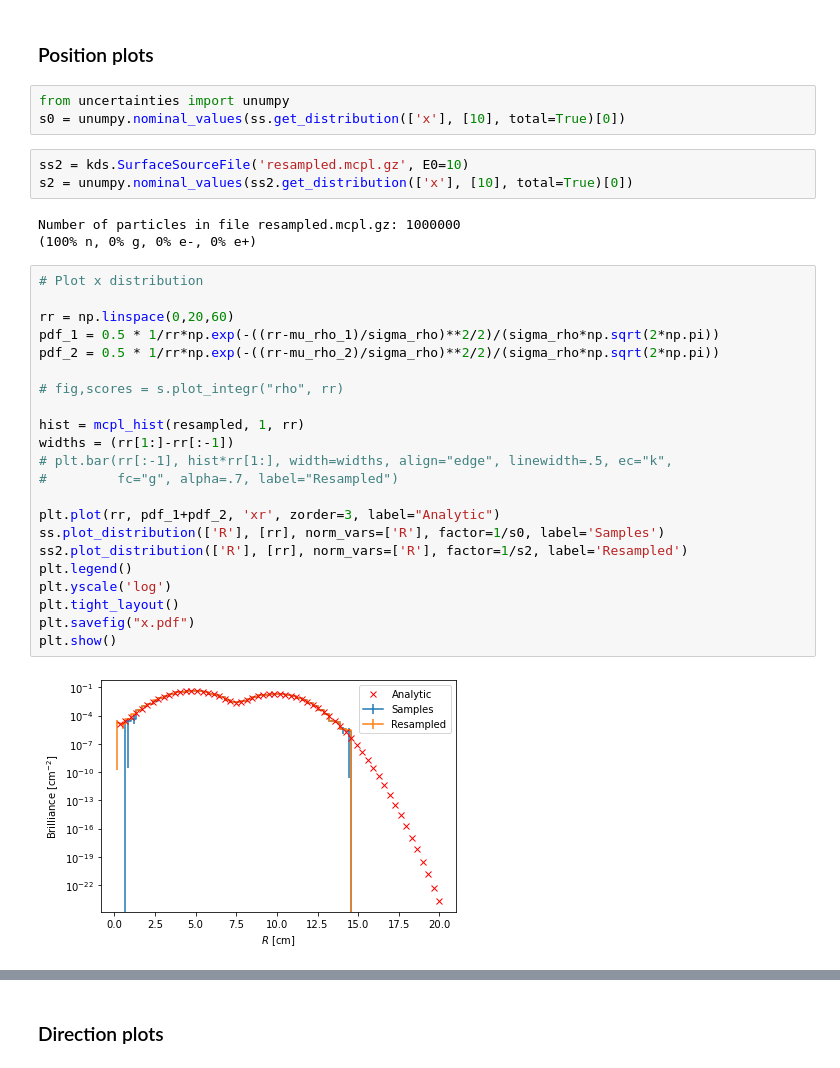
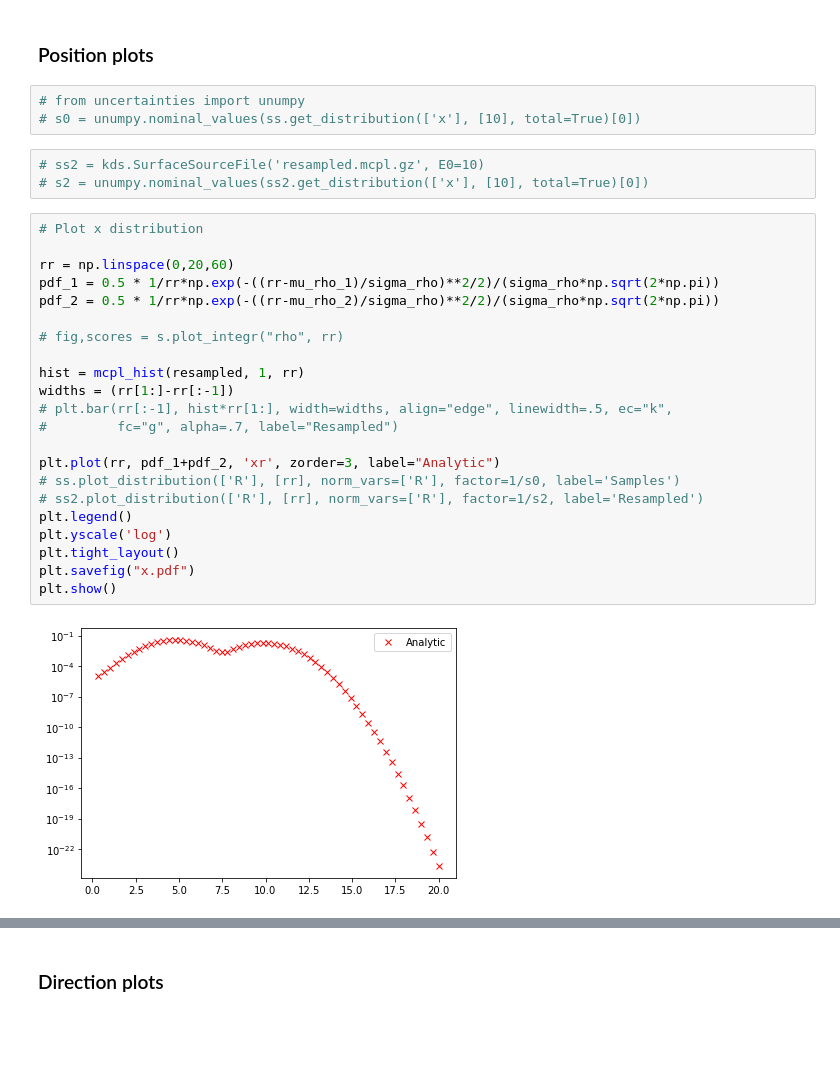
Before and after one commit to KDSource/KDSource, a Jupyter notebook: docs/examples/Verification_surfcirc.ipynb, the cells around one changed output, grey strips where cells are left out. Cells and saved outputs as stored; diff of their text form; blank space fills up the shorter version.

```diff
--- a/docs/examples/Verification_surfcirc.ipynb
+++ b/docs/examples/Verification_surfcirc.ipynb
@@ -504,38 +530,35 @@ plt.show()
 # %% [markdown]
 ### Position plots
 # %%
-from uncertainties import unumpy
-s0 = unumpy.nominal_values(ss.get_distribution(['x'], [10], total=True)[0])
+# from uncertainties import unumpy
+# s0 = unumpy.nominal_values(ss.get_distribution(['x'], [10], total=True)[0])
 # %%
-ss2 = kds.SurfaceSourceFile('resampled.mcpl.gz', E0=10)
-s2 = unumpy.nominal_values(ss2.get_distribution(['x'], [10], total=True)[0])
+# ss2 = kds.SurfaceSourceFile('resampled.mcpl.gz', E0=10)
+# s2 = unumpy.nominal_values(ss2.get_distribution(['x'], [10], total=True)[0])
-# %% [output]
-Number of particles in file resampled.mcpl.gz: 1000000
-(100% n, 0% g, 0% e-, 0% e+)
 # %%
 # Plot x distribution
 
 rr = np.linspace(0,20,60)
 pdf_1 = 0.5 * 1/rr*np.exp(-((rr-mu_rho_1)/sigma_rho)**2/2)/(sigma_rho*np.sqrt(2*np.pi))
 pdf_2 = 0.5 * 1/rr*np.exp(-((rr-mu_rho_2)/sigma_rho)**2/2)/(sigma_rho*np.sqrt(2*np.pi))
 
 # fig,scores = s.plot_integr("rho", rr)
 
 hist = mcpl_hist(resampled, 1, rr)
 widths = (rr[1:]-rr[:-1])
 # plt.bar(rr[:-1], hist*rr[1:], width=widths, align="edge", linewidth=.5, ec="k",
 #         fc="g", alpha=.7, label="Resampled")
 
 plt.plot(rr, pdf_1+pdf_2, 'xr', zorder=3, label="Analytic")
-ss.plot_distribution(['R'], [rr], norm_vars=['R'], factor=1/s0, label='Samples')
-ss2.plot_distribution(['R'], [rr], norm_vars=['R'], factor=1/s2, label='Resampled')
+# ss.plot_distribution(['R'], [rr], norm_vars=['R'], factor=1/s0, label='Samples')
+# ss2.plot_distribution(['R'], [rr], norm_vars=['R'], factor=1/s2, label='Resampled')
 plt.legend()
 plt.yscale('log')
 plt.tight_layout()
 plt.savefig("x.pdf")
 plt.show()
 # %% [output]
-[figure, old version]
+[figure, new version]
 # %%
 # Plot xy distribution
 
```
Also changed, not shown: parts of 13 cells of this notebook.
